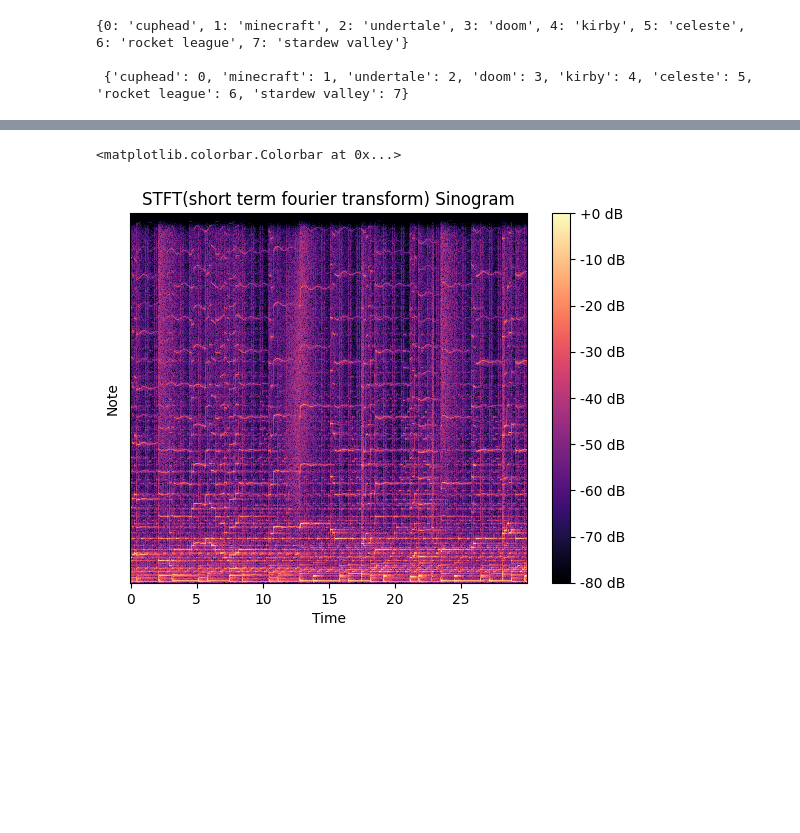
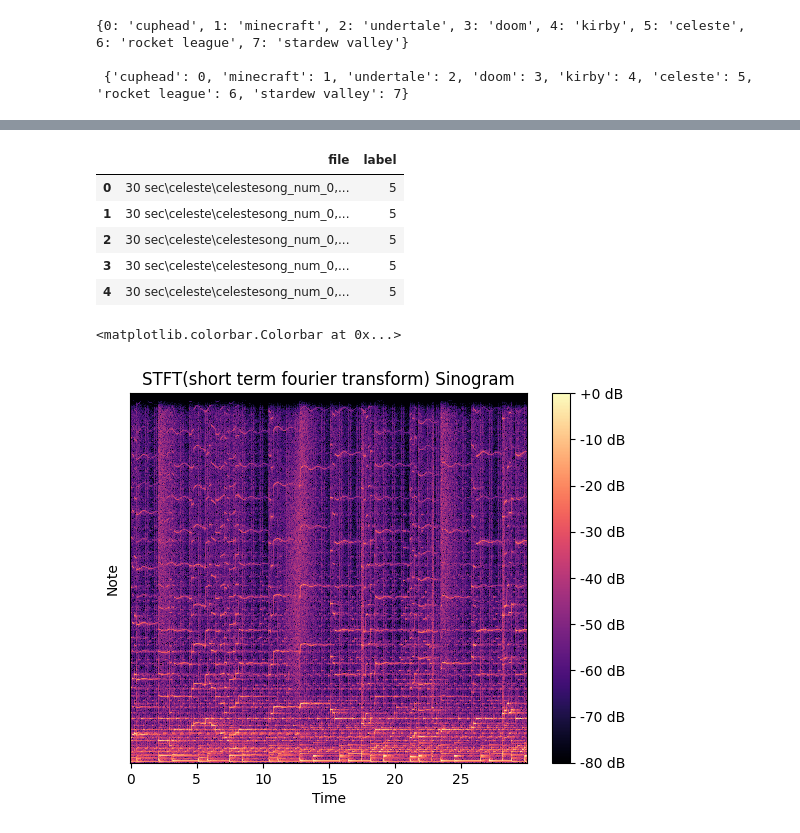
Before and after one commit to bowmisser/deep-learning-project, a Jupyter notebook: spectogram_and_downloading.ipynb, the cells around one changed output, grey strips where cells are left out. Cells and saved outputs as stored; diff of their text form; code cells hidden in the pictures; blank space fills up the shorter version.

```diff
--- a/spectogram_and_downloading.ipynb
+++ b/spectogram_and_downloading.ipynb
@@ -74,0 +85,5 @@ print(id2label, '\n\n', label2id)
+# %%
+Audio_base_dir = "./game songs"
+for label in os.listdir(Audio_base_dir):
+    label_folder = os.path.join("./30 sec", str(label))
+    os.makedirs(label_folder, exist_ok=True)
@@ -75,16 +113,41 @@ print(id2label, '\n\n', label2id)
+# %%
+#(30 seconds = 30000 ms)
+chunk_duration_ms = 30000
+
+# Split the audio into chunks and export
+for index, file in enumerate(dd['file']):
+    sound = AudioSegment.from_file(file)
+    label = str(file).split('\\')[1]
+    num_chunks = len(sound) // chunk_duration_ms
+    for i in range(num_chunks):
+        start_time = i * chunk_duration_ms
+        end_time = start_time + chunk_duration_ms
+        audio_chunk = sound[start_time:end_time]  # Slice the audio
+
+        # Save the chunk as a wav file
+        save_path = os.path.join(".\\30 sec\\", label,  label + f"song_num_{index},sample_{i}.wav")
+        audio_chunk.export(save_path, format="wav")
 # %%
 def load_data():
     file_list = []
     label_list = []
-    for folder in Path(r'./30 sec train').glob('*'):
+    for folder in Path(r'./30 sec').glob('*'):
         for file in Path(folder).glob('*.wav'):
             file_list.append(file)
             label_list.append(label2id[str(folder).split('\\')[1]])
     dd = pd.DataFrame()
     dd['file'] = file_list
     dd['label'] = label_list
     return dd
 dd = load_data()
+dd.head()
+# %% [output]
+|  | file | label |
+| 0 | 30 sec\celeste\celestesong_num_0,... | 5 |
+| 1 | 30 sec\celeste\celestesong_num_0,... | 5 |
+| 2 | 30 sec\celeste\celestesong_num_0,... | 5 |
+| 3 | 30 sec\celeste\celestesong_num_0,... | 5 |
+| 4 | 30 sec\celeste\celestesong_num_0,... | 5 |
 # %%
 sig, rate = librosa.load(dd['file'][1])
 S = librosa.stft(sig)
```
Also changed, not shown: parts of 8 cells of this notebook.
